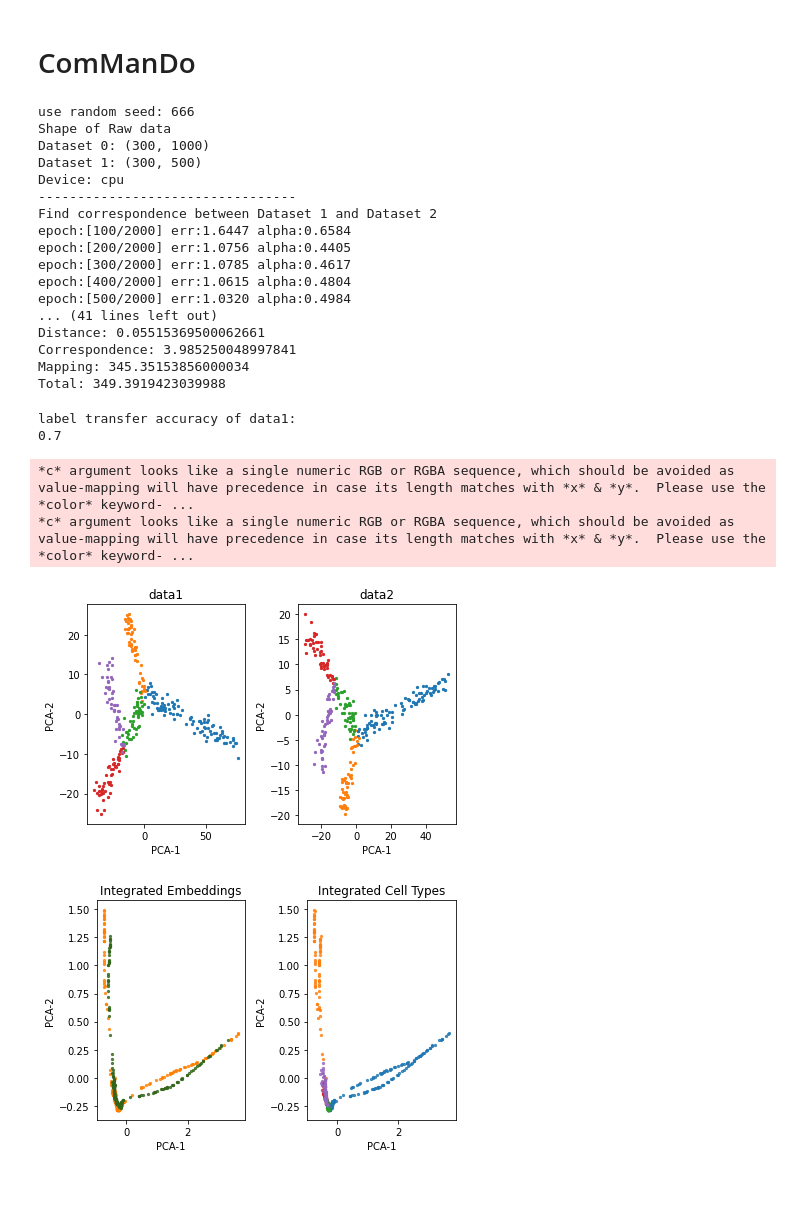
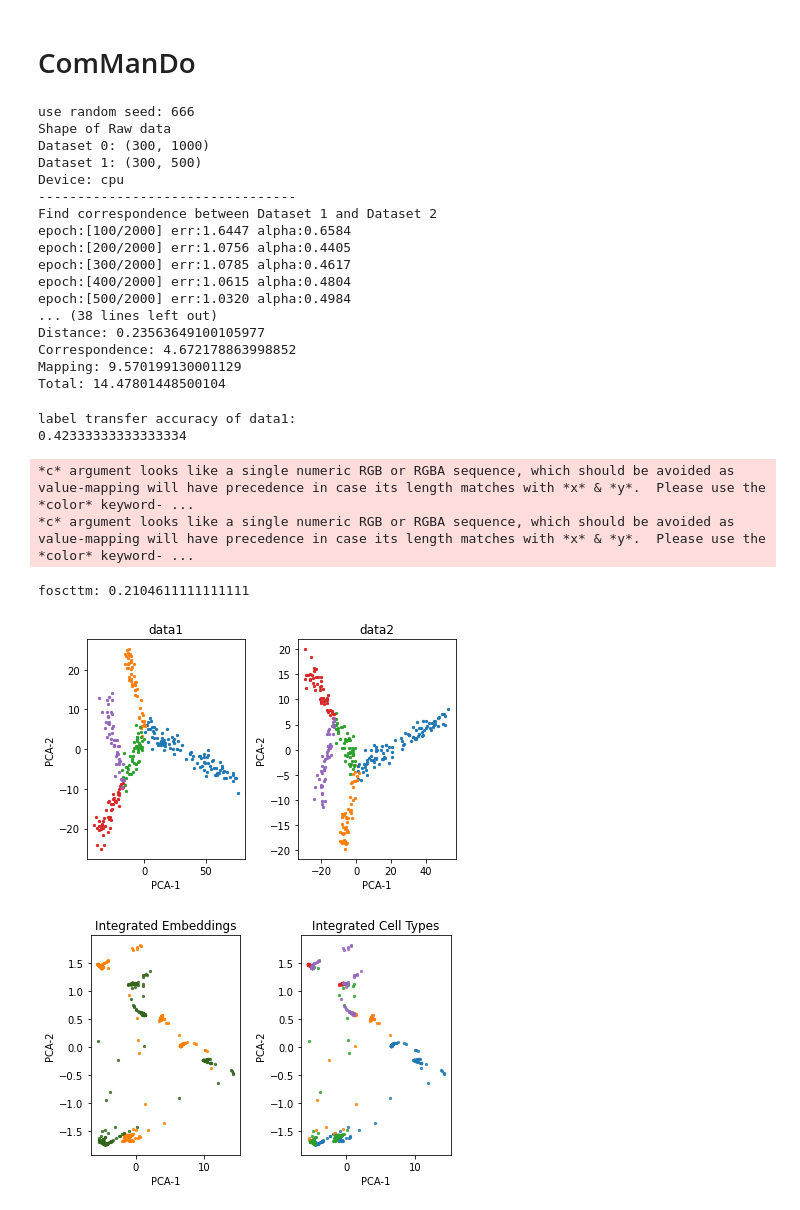
Before and after one commit to Oafish1/JAMIE, a Jupyter notebook: examples/simulation1.ipynb, the cells around one changed output. Saved outputs shown, nothing was run; the diff lists cells and outputs as text; code cells hidden in the pictures.

```diff
--- a/examples/comparison_no-hybrid.ipynb
+++ b/examples/simulation1.ipynb
@@ -52,7 +17,7 @@ label transfer accuracy of data1:
 # %% [markdown]
 # ComManDo
 # %%
-cm = ComManDo(project_mode='nlma', distance_mode='geodesic', epoch_pd=2000, batch_size=50)
+cm = ComManDo()
 cm_data = cm.fit_transform(dataset=[data1,data2])
 # %% [output]
 use random seed: 666
@@ -67,18 +32,20 @@ epoch:[200/2000] err:1.0756 alpha:0.4405
 epoch:[300/2000] err:1.0785 alpha:0.4617
 epoch:[400/2000] err:1.0615 alpha:0.4804
 epoch:[500/2000] err:1.0320 alpha:0.4984
-... (41 lines left out)
-Distance: 0.05515369500062661
-Correspondence: 3.985250048997841
-Mapping: 345.35153856000034
-Total: 349.3919423039988
+... (38 lines left out)
+Distance: 0.23563649100105977
+Correspondence: 4.672178863998852
+Mapping: 9.570199130001129
+Total: 14.47801448500104
 # %%
 cm.test_LabelTA(cm_data, [type1,type2])
+cm.test_closer(cm_data)
 cm.Visualize([data1,data2], cm_data, [type1,type2], mode='PCA')
 # %% [output]
 label transfer accuracy of data1:
-0.7
+0.42333333333333334
 *c* argument looks like a single numeric RGB or RGBA sequence, which should be avoided as value-mapping will have precedence in case its length matches with *x* & *y*.  Please use the *color* keyword- ...
 *c* argument looks like a single numeric RGB or RGBA sequence, which should be avoided as value-mapping will have precedence in case its length matches with *x* & *y*.  Please use the *color* keyword- ...
+foscttm: 0.2104611111111111
 [figure]
-[figure, old version]
+[figure, new version]
```
Also changed, not shown: parts of 7 cells of this notebook, 8 other files.
